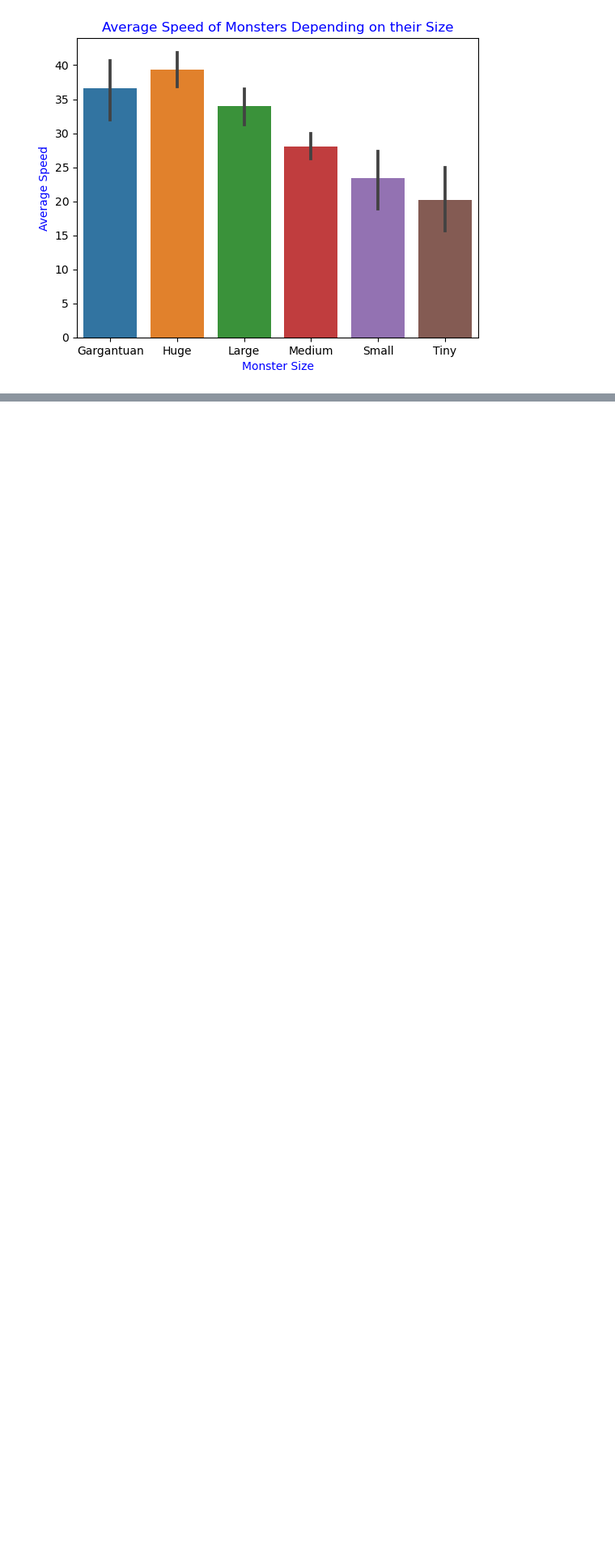
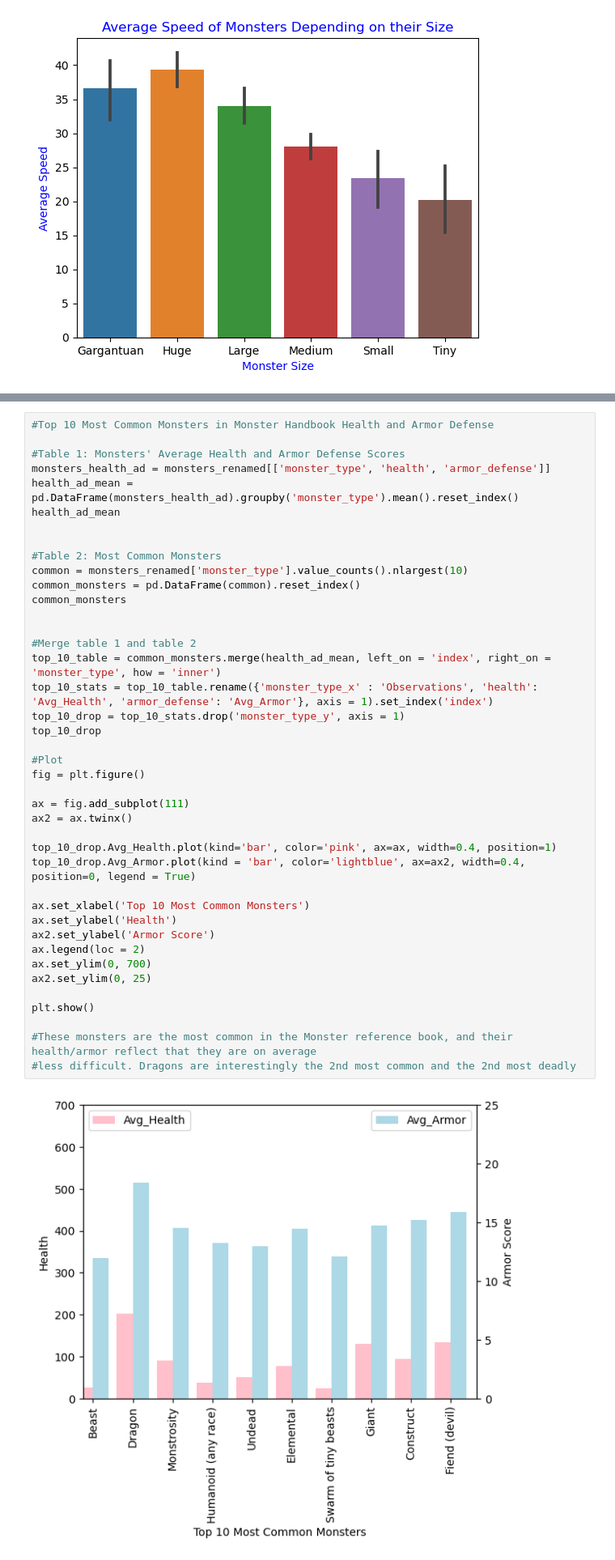
Before and after one commit to odelmas-sci/assignment-4-eda-checkpoint, a Jupyter notebook: checkpoint-two.ipynb, the cells around one changed output, grey strips where cells are left out. Shown at 81% size. Drawn from its saved outputs; the diff is of its cells as text; blank space fills up the shorter version.

```diff
--- a/checkpoint-two.ipynb
+++ b/checkpoint-two.ipynb
@@ -398,3 +396,46 @@ plt.show()
+# %%
+#Top 10 Most Common Monsters in Monster Handbook Health and Armor Defense
+
+#Table 1: Monsters' Average Health and Armor Defense Scores
+monsters_health_ad = monsters_renamed[['monster_type', 'health', 'armor_defense']]
+health_ad_mean = pd.DataFrame(monsters_health_ad).groupby('monster_type').mean().reset_index()
+health_ad_mean
+
+
+#Table 2: Most Common Monsters
+common = monsters_renamed['monster_type'].value_counts().nlargest(10)
+common_monsters = pd.DataFrame(common).reset_index()
+common_monsters
+
+
+#Merge table 1 and table 2
+top_10_table = common_monsters.merge(health_ad_mean, left_on = 'index', right_on = 'monster_type', how = 'inner')
+top_10_stats = top_10_table.rename({'monster_type_x' : 'Observations', 'health': 'Avg_Health', 'armor_defense': 'Avg_Armor'}, axis = 1).set_index('index')
+top_10_drop = top_10_stats.drop('monster_type_y', axis = 1)
+top_10_drop
+
+#Plot
+fig = plt.figure()
+
+ax = fig.add_subplot(111)
+ax2 = ax.twinx()
+
+top_10_drop.Avg_Health.plot(kind='bar', color='pink', ax=ax, width=0.4, position=1)
+top_10_drop.Avg_Armor.plot(kind = 'bar', color='lightblue', ax=ax2, width=0.4, position=0, legend = True)
+
+ax.set_xlabel('Top 10 Most Common Monsters')
+ax.set_ylabel('Health')
+ax2.set_ylabel('Armor Score')
+ax.legend(loc = 2)
+ax.set_ylim(0, 700)
+ax2.set_ylim(0, 25)
+
+plt.show()
+
+#These monsters are the most common in the Monster reference book, and their health/armor reflect that they are on average
+#less difficult. Dragons are interestingly the 2nd most common and the 2nd most deadly
+# %% [output]
+[figure, added]
 # %%
 #Intelligence and Alignment
 # %% [markdown]
```
Also changed, not shown: parts of 4 cells of this notebook.
